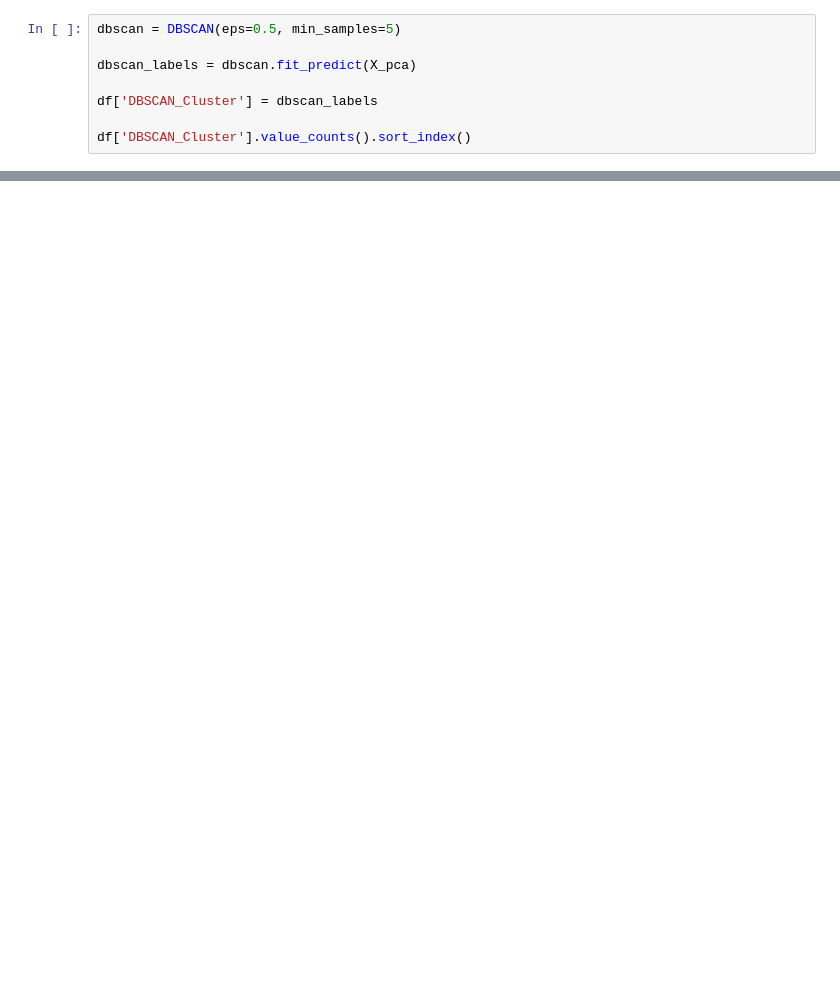
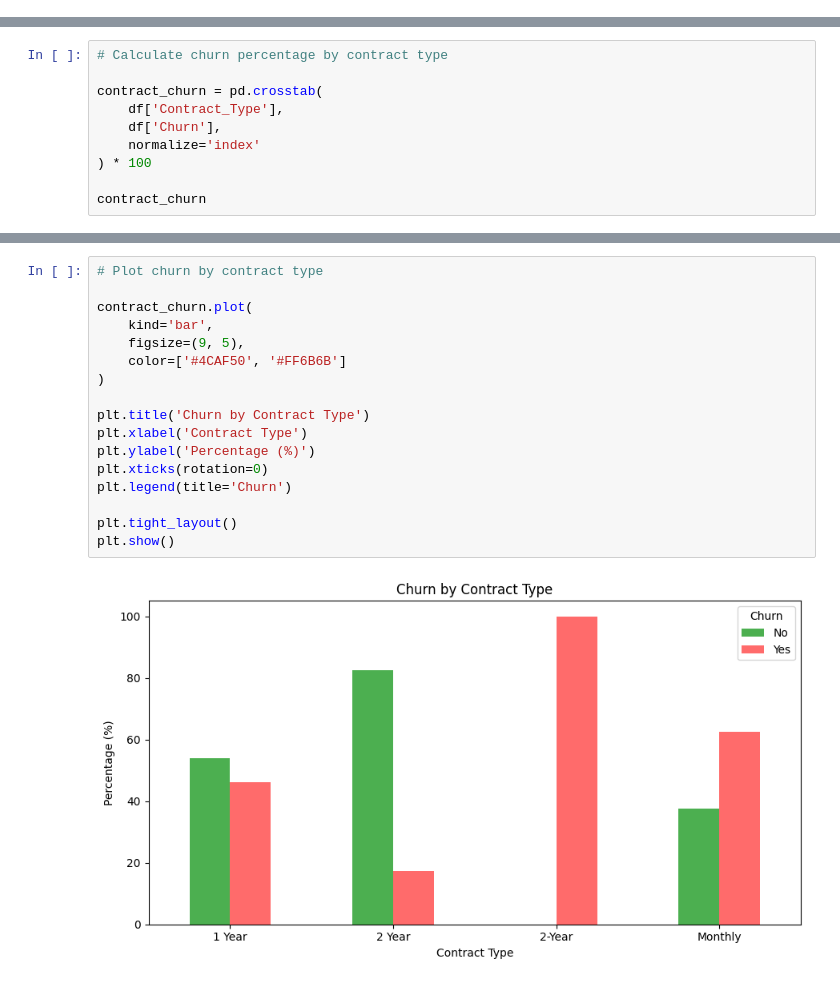
Before and after one commit to nani42346/Machine_Learning, a Jupyter notebook: customer_churn_unsupervised.ipynb, the cells around one changed output, grey strips where cells are left out. Cells and saved outputs as stored; diff of their text form; blank space fills up the shorter version.

```diff
--- a/customer_churn_unsupervised.ipynb
+++ b/customer_churn_unsupervised.ipynb
@@ -887,8 +48,0 @@ eps = 1.0 | Clusters = 1 | Noise = 0
-# %%
-dbscan = DBSCAN(eps=0.5, min_samples=5)
-
-dbscan_labels = dbscan.fit_predict(X_pca)
-
-df['DBSCAN_Cluster'] = dbscan_labels
-
-df['DBSCAN_Cluster'].value_counts().sort_index()
@@ -1051,0 +243,10 @@ comparison
+# %%
+# Calculate churn percentage by contract type
+
+contract_churn = pd.crosstab(
+    df['Contract_Type'],
+    df['Churn'],
+    normalize='index'
+) * 100
+
+contract_churn
@@ -1051,0 +260,19 @@ comparison
+# %%
+# Plot churn by contract type
+
+contract_churn.plot(
+    kind='bar',
+    figsize=(9, 5),
+    color=['#4CAF50', '#FF6B6B']
+)
+
+plt.title('Churn by Contract Type')
+plt.xlabel('Contract Type')
+plt.ylabel('Percentage (%)')
+plt.xticks(rotation=0)
+plt.legend(title='Churn')
+
+plt.tight_layout()
+plt.show()
+# %% [output]
+[figure, added]
```
Also changed, not shown: parts of 157 cells of this notebook.
